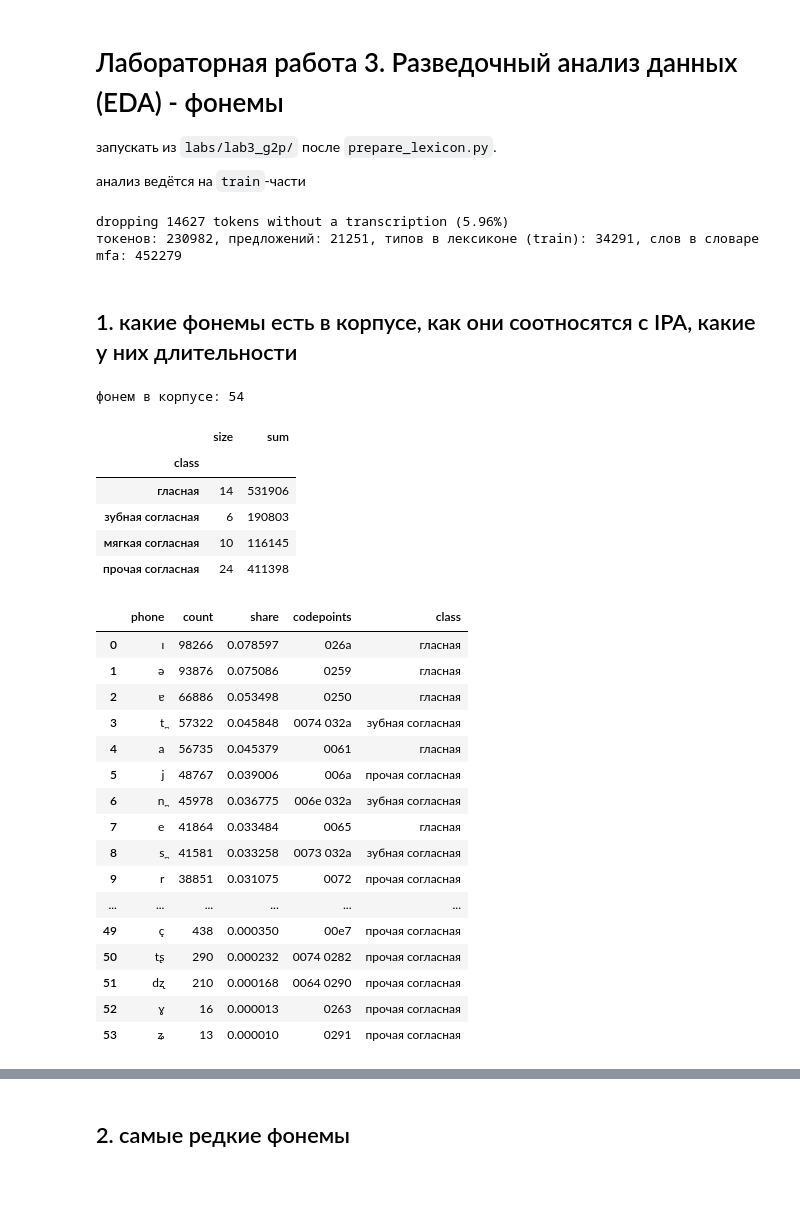
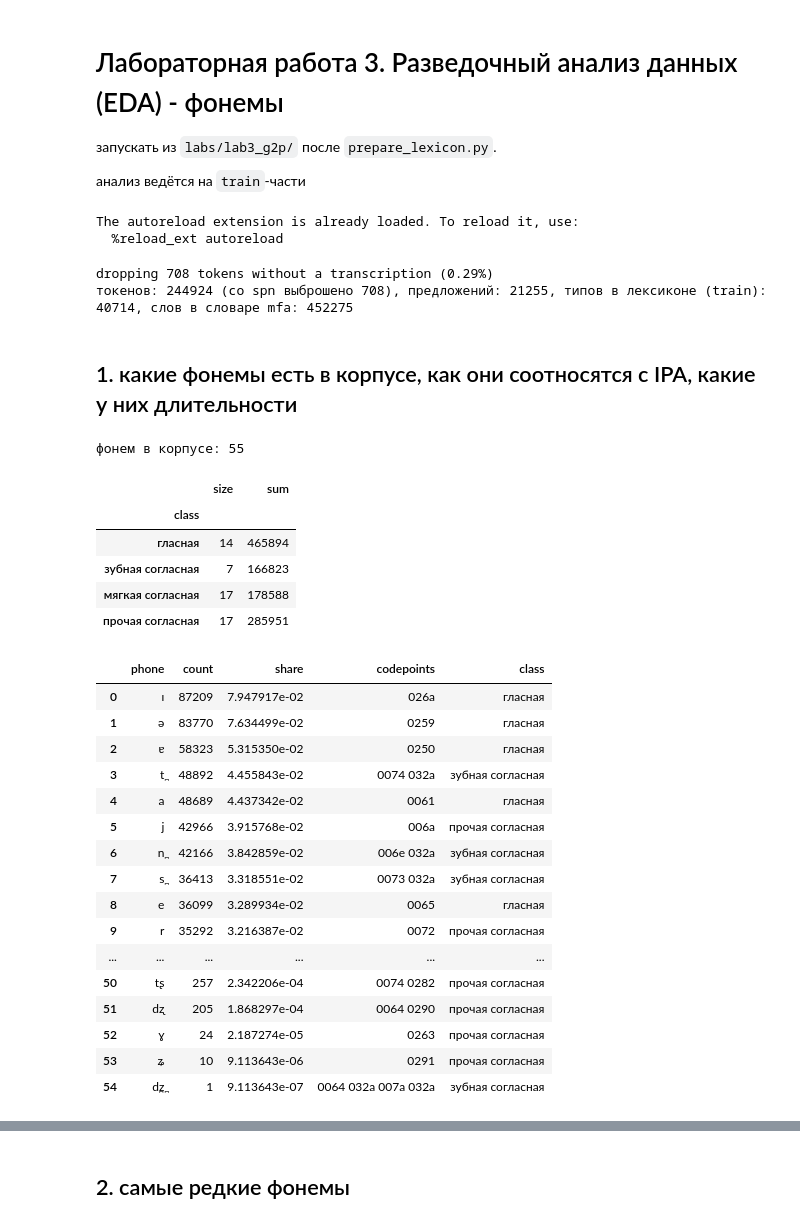
Before and after one commit to Wor1ock/tts_labs_itmo, a Jupyter notebook: labs/lab3_g2p/eda.ipynb, the cells around one changed output, grey strips where cells are left out. Cells and saved outputs as stored; diff of their text form; code cells hidden in the pictures; blank space fills up the shorter version.

Commit message:
feat: reprocess on full data

```diff
--- a/labs/lab3_g2p/eda.ipynb
+++ b/labs/lab3_g2p/eda.ipynb
@@ -5,11 +5,15 @@
 
 анализ ведётся на `train`-части
 # %%
+%load_ext autoreload
+%autoreload 2
+
 import glob
 import os
 import re
 import unicodedata
 from collections import Counter
+import csv
 
 import matplotlib.pyplot as plt
 import numpy as np
@@ -21,9 +25,11 @@ import g2p
 from g2p import build_lexicon, load_mfa_dict, load_tokens, normalize_phones, normalize_token, phone_error_rate
 
 ALIGN_DIR = '../../data/RUSLAN_align/v2/'
-NORMALIZED_META = '../../data/metadata_RUSLAN_22200_normalized.csv'
 TARGET_PHONES = '../../common/phones_mfa.txt'
-MFA_DICT = g2p.MFA_DICT
+MFA_DICT = g2p.MFA_DICT_PATH
+# %% [output]
+The autoreload extension is already loaded. To reload it, use:
+  %reload_ext autoreload
 # %%
 tokens = load_tokens()
 tokens['phone_list'] = tokens.phones.str.split()
@@ -31,62 +37,71 @@ train = tokens[tokens.set == 'train']
 test = tokens[tokens.set == 'test']
 lexicon = build_lexicon(train)
 mfa = load_mfa_dict()
-print(f'токенов: {len(tokens)}, предложений: {tokens.id.nunique()}, '
+
+# сырая таблица, в которой токены со spn ещё на месте (load_tokens их выбрасывает)
+raw = pd.read_csv('data/tokens_phones.csv', sep='|', quoting=csv.QUOTE_NONE)
+raw['phones'] = raw.phones.fillna('').astype(str)
+raw['token'] = raw.token.astype(str).map(lambda s: unicodedata.normalize('NFC', s))
+raw['spn'] = raw.phones.str.split().map(lambda p: 'spn' in p)
+
+print(f'токенов: {len(tokens)} (со spn выброшено {raw.spn.sum()}), предложений: {tokens.id.nunique()}, '
       f'типов в лексиконе (train): {len(lexicon)}, слов в словаре mfa: {len(mfa)}')
 # %% [output]
-dropping 14627 tokens without a transcription (5.96%)
-токенов: 230982, предложений: 21251, типов в лексиконе (train): 34291, слов в словаре mfa: 452279
+dropping 708 tokens without a transcription (0.29%)
+токенов: 244924 (со spn выброшено 708), предложений: 21255, типов в лексиконе (train): 40714, слов в словаре mfa: 452275
 # %% [markdown]
 ## 1. какие фонемы есть в корпусе, как они соотносятся с IPA, какие у них длительности
 # %%
-phone_counts = Counter(p for ph in tokens.phone_list for p in ph)
+phone_counts = Counter(p for ph in train.phone_list for p in ph)       # частоты по train
+all_counts = Counter(p for ph in tokens.phone_list for p in ph)        # по всему корпусу
 inventory = (pd.DataFrame(phone_counts.items(), columns=['phone', 'count'])
              .sort_values('count', ascending=False).reset_index(drop=True))
 inventory['share'] = inventory['count'] / inventory['count'].sum()
 # кодпоинты нужны, чтобы заметить визуально одинаковые, но разные символы (g и ɡ)
 inventory['codepoints'] = inventory.phone.map(lambda p: ' '.join(f'{ord(c):04x}' for c in p))
 
 VOWELS = set('a æ e ɛ i o ɵ u ʉ ɐ ə ɪ ʊ ɨ'.split())
 PAL, DENTAL = '\u02b2', '\u032a'
+SOFT_OTHER = set('ʎ ɲ c ɟ ç ɕ tɕ'.split())   # мягкие согласные, записанные без ʲ
 
 def phone_class(p):
     if p in VOWELS:
         return 'гласная'
-    if PAL in p:
+    if PAL in p or p in SOFT_OTHER:
         return 'мягкая согласная'
     if DENTAL in p:
         return 'зубная согласная'
     return 'прочая согласная'
 
 inventory['class'] = inventory.phone.map(phone_class)
 print(f'фонем в корпусе: {len(inventory)}')
 display(inventory.groupby('class')['count'].agg(['size', 'sum']))
 display(inventory)
 # %% [output]
-фонем в корпусе: 54
+фонем в корпусе: 55
 |  | size | sum |
 | class |  |  |
-| гласная | 14 | 531906 |
-| зубная согласная | 6 | 190803 |
-| мягкая согласная | 10 | 116145 |
-| прочая согласная | 24 | 411398 |
+| гласная | 14 | 465894 |
+| зубная согласная | 7 | 166823 |
+| мягкая согласная | 17 | 178588 |
+| прочая согласная | 17 | 285951 |
 |  | phone | count | share | codepoints | class |
-| 0 | ɪ | 98266 | 0.078597 | 026a | гласная |
-| 1 | ə | 93876 | 0.075086 | 0259 | гласная |
-| 2 | ɐ | 66886 | 0.053498 | 0250 | гласная |
-| 3 | t̪ | 57322 | 0.045848 | 0074 032a | зубная согласная |
-| 4 | a | 56735 | 0.045379 | 0061 | гласная |
-| 5 | j | 48767 | 0.039006 | 006a | прочая согласная |
-| 6 | n̪ | 45978 | 0.036775 | 006e 032a | зубная согласная |
-| 7 | e | 41864 | 0.033484 | 0065 | гласная |
-| 8 | s̪ | 41581 | 0.033258 | 0073 032a | зубная согласная |
-| 9 | r | 38851 | 0.031075 | 0072 | прочая согласная |
+| 0 | ɪ | 87209 | 7.947917e-02 | 026a | гласная |
+| 1 | ə | 83770 | 7.634499e-02 | 0259 | гласная |
+| 2 | ɐ | 58323 | 5.315350e-02 | 0250 | гласная |
+| 3 | t̪ | 48892 | 4.455843e-02 | 0074 032a | зубная согласная |
+| 4 | a | 48689 | 4.437342e-02 | 0061 | гласная |
+| 5 | j | 42966 | 3.915768e-02 | 006a | прочая согласная |
+| 6 | n̪ | 42166 | 3.842859e-02 | 006e 032a | зубная согласная |
+| 7 | s̪ | 36413 | 3.318551e-02 | 0073 032a | зубная согласная |
+| 8 | e | 36099 | 3.289934e-02 | 0065 | гласная |
+| 9 | r | 35292 | 3.216387e-02 | 0072 | прочая согласная |
 | ... | ... | ... | ... | ... | ... |
-| 49 | ç | 438 | 0.000350 | 00e7 | прочая согласная |
-| 50 | tʂ | 290 | 0.000232 | 0074 0282 | прочая согласная |
-| 51 | dʐ | 210 | 0.000168 | 0064 0290 | прочая согласная |
-| 52 | ɣ | 16 | 0.000013 | 0263 | прочая согласная |
-| 53 | ʑ | 13 | 0.000010 | 0291 | прочая согласная |
+| 50 | tʂ | 257 | 2.342206e-04 | 0074 0282 | прочая согласная |
+| 51 | dʐ | 205 | 1.868297e-04 | 0064 0290 | прочая согласная |
+| 52 | ɣ | 24 | 2.187274e-05 | 0263 | прочая согласная |
+| 53 | ʑ | 10 | 9.113643e-06 | 0291 | прочая согласная |
+| 54 | d̪z̪ | 1 | 9.113643e-07 | 0064 032a 007a 032a | зубная согласная |
 # %%
 DUR_CACHE = 'data/phone_durations.csv'
 
```
Also changed, not shown: parts of 32 cells of this notebook, 4 other files.
